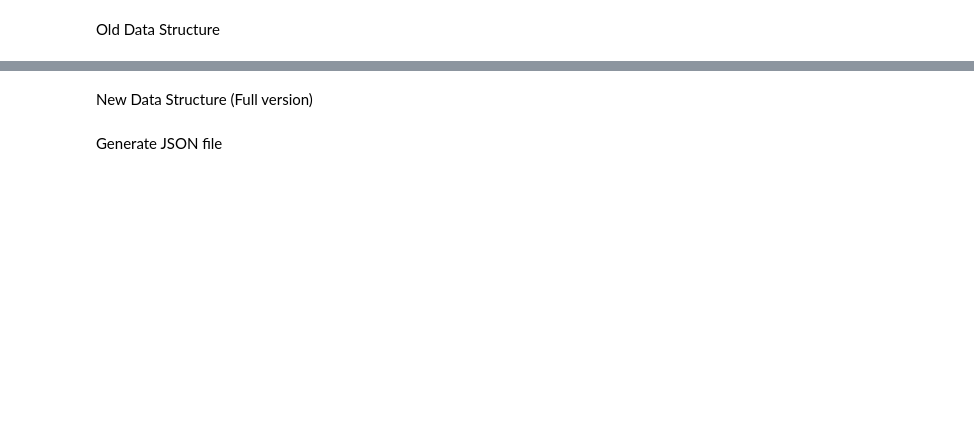
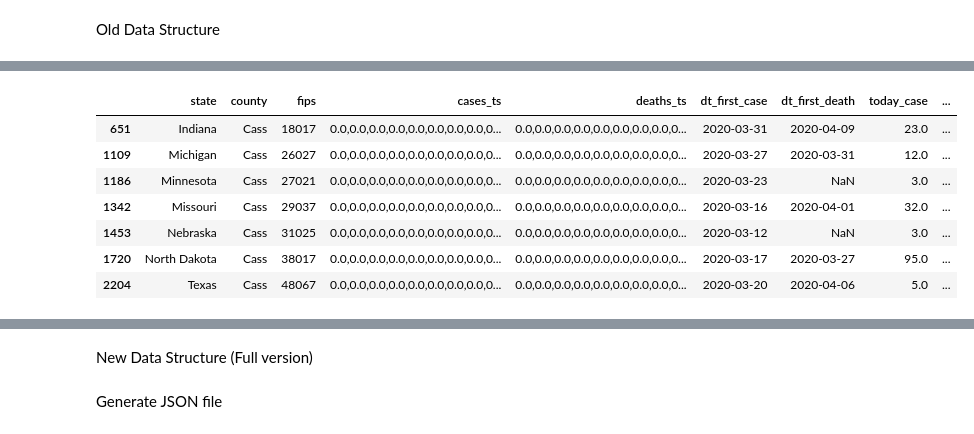
Before and after one commit to cybergis/wherecovid19_webapp, a Jupyter notebook: preprocessing/counties_new.ipynb, the cells around one changed output, grey strips where cells are left out. Cells and saved outputs as stored; diff of their text form; code cells hidden in the pictures; blank space fills up the shorter version.

```diff
--- a/preprocessing/counties_new.ipynb
+++ b/preprocessing/counties_new.ipynb
@@ -78,3 +212,14 @@ report_df.head(5)
+# %%
+report_df[report_df['county'] == 'Cass']
+# %% [output]
+|  | state | county | fips | cases_ts | deaths_ts | dt_first_case | dt_first_death | today_case | ... |
+| 651 | Indiana | Cass | 18017 | 0.0,0.0,0.0,0.0,0.0,0.0,0.0,0.0,0... | 0.0,0.0,0.0,0.0,0.0,0.0,0.0,0.0,0... | 2020-03-31 | 2020-04-09 | 23.0 | ... |
+| 1109 | Michigan | Cass | 26027 | 0.0,0.0,0.0,0.0,0.0,0.0,0.0,0.0,0... | 0.0,0.0,0.0,0.0,0.0,0.0,0.0,0.0,0... | 2020-03-27 | 2020-03-31 | 12.0 | ... |
+| 1186 | Minnesota | Cass | 27021 | 0.0,0.0,0.0,0.0,0.0,0.0,0.0,0.0,0... | 0.0,0.0,0.0,0.0,0.0,0.0,0.0,0.0,0... | 2020-03-23 | NaN | 3.0 | ... |
+| 1342 | Missouri | Cass | 29037 | 0.0,0.0,0.0,0.0,0.0,0.0,0.0,0.0,0... | 0.0,0.0,0.0,0.0,0.0,0.0,0.0,0.0,0... | 2020-03-16 | 2020-04-01 | 32.0 | ... |
+| 1453 | Nebraska | Cass | 31025 | 0.0,0.0,0.0,0.0,0.0,0.0,0.0,0.0,0... | 0.0,0.0,0.0,0.0,0.0,0.0,0.0,0.0,0... | 2020-03-12 | NaN | 3.0 | ... |
+| 1720 | North Dakota | Cass | 38017 | 0.0,0.0,0.0,0.0,0.0,0.0,0.0,0.0,0... | 0.0,0.0,0.0,0.0,0.0,0.0,0.0,0.0,0... | 2020-03-17 | 2020-03-27 | 95.0 | ... |
+| 2204 | Texas | Cass | 48067 | 0.0,0.0,0.0,0.0,0.0,0.0,0.0,0.0,0... | 0.0,0.0,0.0,0.0,0.0,0.0,0.0,0.0,0... | 2020-03-20 | 2020-04-06 | 5.0 | ... |
 # %%
 final_df = pd.merge(old_counties_geojson_df[["NAME", "state_name", "population", "geometry"]], report_df, how='left', left_on=['NAME','state_name'], right_on = ['county','state'])
 final_df.columns
```
Also changed, not shown: parts of 16 cells of this notebook, 7 other files.
